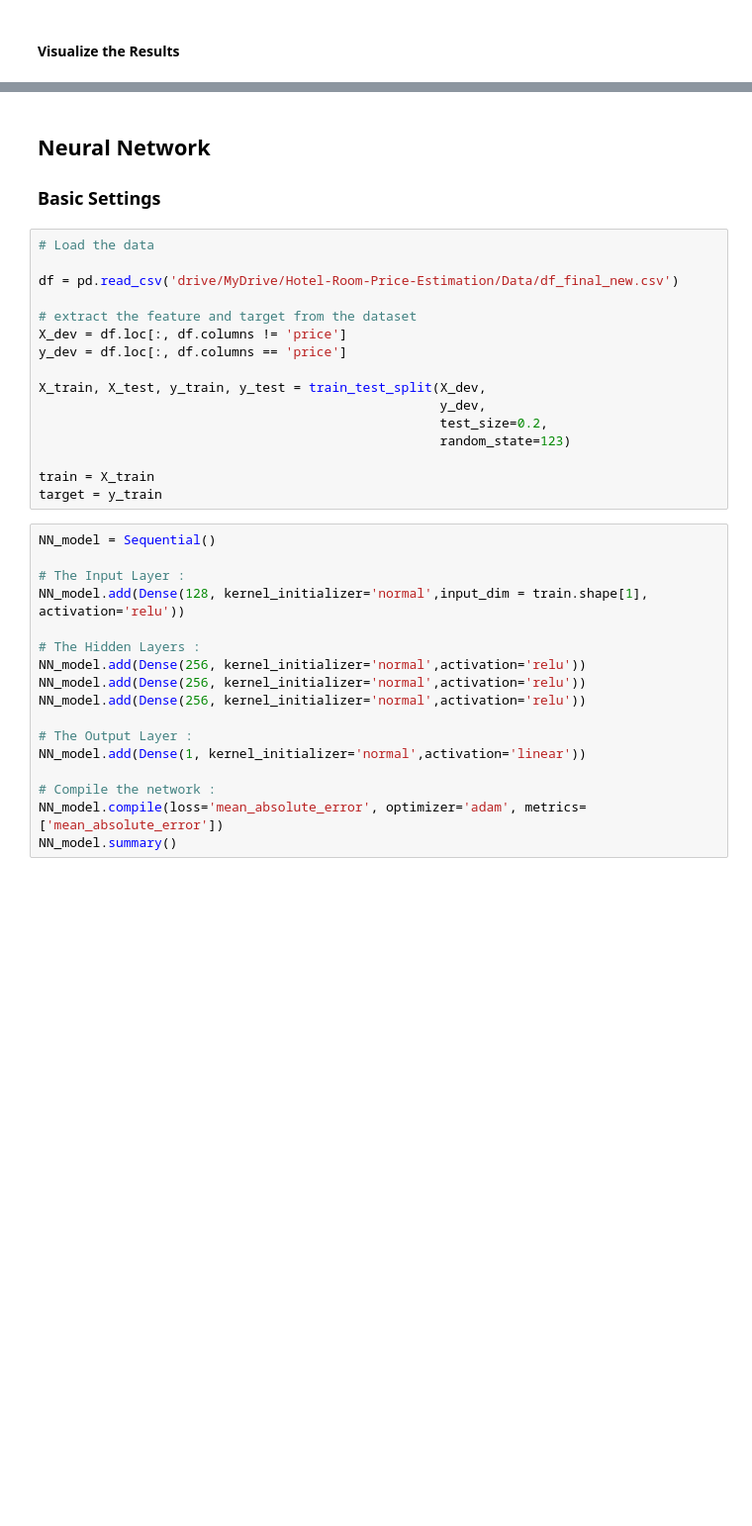
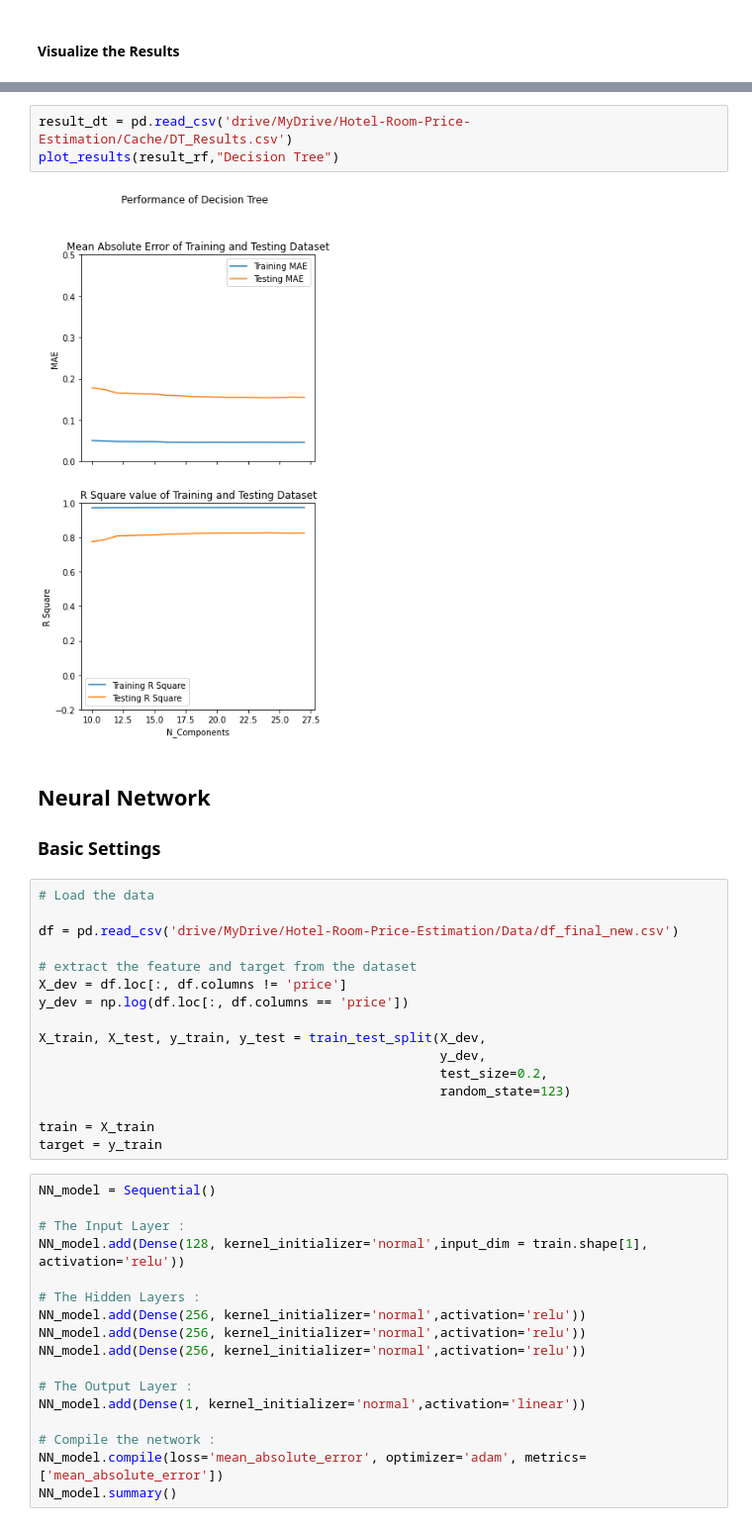
Before and after one commit to ChuyangXiao/Hotel-Room-Price-Estimation, a Jupyter notebook: Advanced Models.ipynb, the cells around one changed output, grey strips where cells are left out. Shown at 99% size. Drawn from its saved outputs; the diff is of its cells as text; blank space fills up the shorter version.

```diff
--- a/Advanced Models.ipynb
+++ b/Advanced Models.ipynb
@@ -173,3 +176,8 @@ plot_results(result_gbr,"Gradient Boost")
+# %%
+result_dt = pd.read_csv('drive/MyDrive/Hotel-Room-Price-Estimation/Cache/DT_Results.csv')
+plot_results(result_rf,"Decision Tree")
+# %% [output]
+[figure, added]
 # %% [markdown]
 ## Neural Network
 
@@ -181,7 +189,7 @@ df = pd.read_csv('drive/MyDrive/Hotel-Room-Price-Estimation/Data/df_final_new.cs
 
 # extract the feature and target from the dataset
 X_dev = df.loc[:, df.columns != 'price']
-y_dev = df.loc[:, df.columns == 'price']
+y_dev = np.log(df.loc[:, df.columns == 'price'])
 
 X_train, X_test, y_train, y_test = train_test_split(X_dev,
                                                     y_dev,
```
Also changed, not shown: parts of 15 cells of this notebook, 6 other files.
